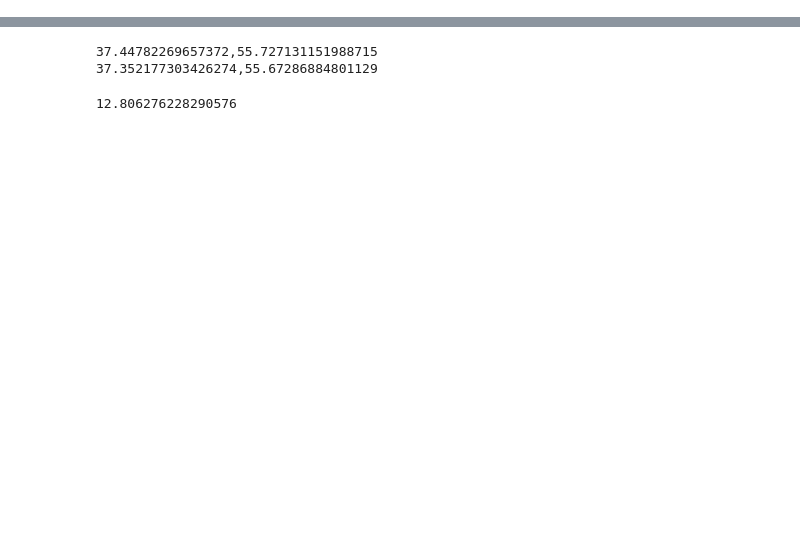
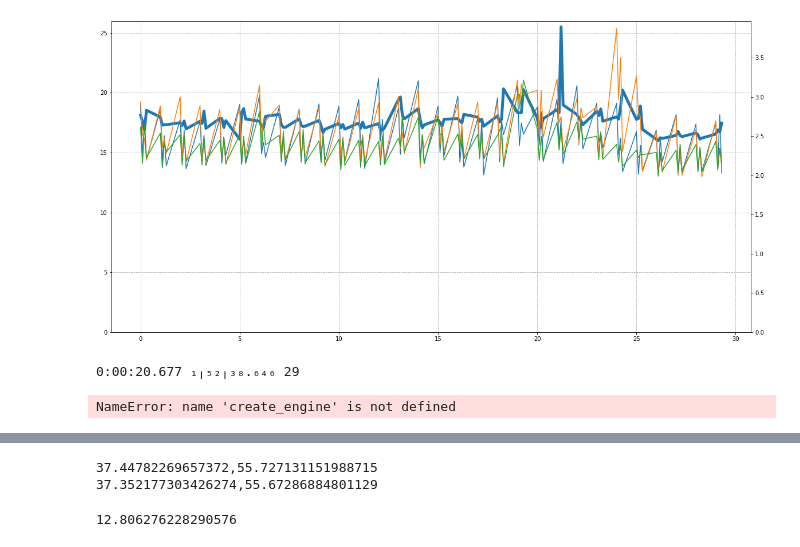
Before and after one commit to codeup1054/jnlab, a Jupyter notebook: 10.POI.ipynb, the cells around one changed output, grey strips where cells are left out. Drawn from its saved outputs; the diff is of its cells as text; code cells hidden in the pictures; blank space fills up the shorter version.

Commit message:
2022-04-15 compare time: float numeric

```diff
--- a/10.POI.ipynb
+++ b/10.POI.ipynb
@@ -112,0 +171,23 @@ dtype: int64]
+# %%
+    plt.rcParams["figure.figsize"] = (20,10)
+#     plt.grid(color='black', which='major', linestyle='solid')
+
+    fig,ax1 = plt.subplots()
+
+    ax2 = ax1.twinx()
+
+    ax1.plot(df_pivot['step'], df_pivot[['numeric']], label='numeric',linewidth=5.0)
+    ax2.plot(df_pivot['step'], df_pivot[['float4','float8','double precision']])
+
+#     plt.grid(color='black', which='major', linestyle='--',  axis='both')
+
+    ax1.xaxis.grid(True,  linestyle='--')
+    ax1.yaxis.grid(True,  linestyle='--')
+    ax1.set_ylim(bottom=0)
+    ax2.set_ylim(bottom=0)
+
+    plt.show()
+    tm (step)
+# %% [output]
+[figure, added]
+0:00:20.677 ₁╷₅₂╷₃₈.₆₄₆ 29
@@ -112,0 +257,5 @@ dtype: int64]
+# %%
+engine_local = create_engine(creds.pg_creds['local_pg'])
+pd.read_sql('select * from poi limit 10', engine_local)
+# %% [output]
+NameError: name 'create_engine' is not defined
```
Also changed, not shown: parts of 30 cells of this notebook, 1 other file.
